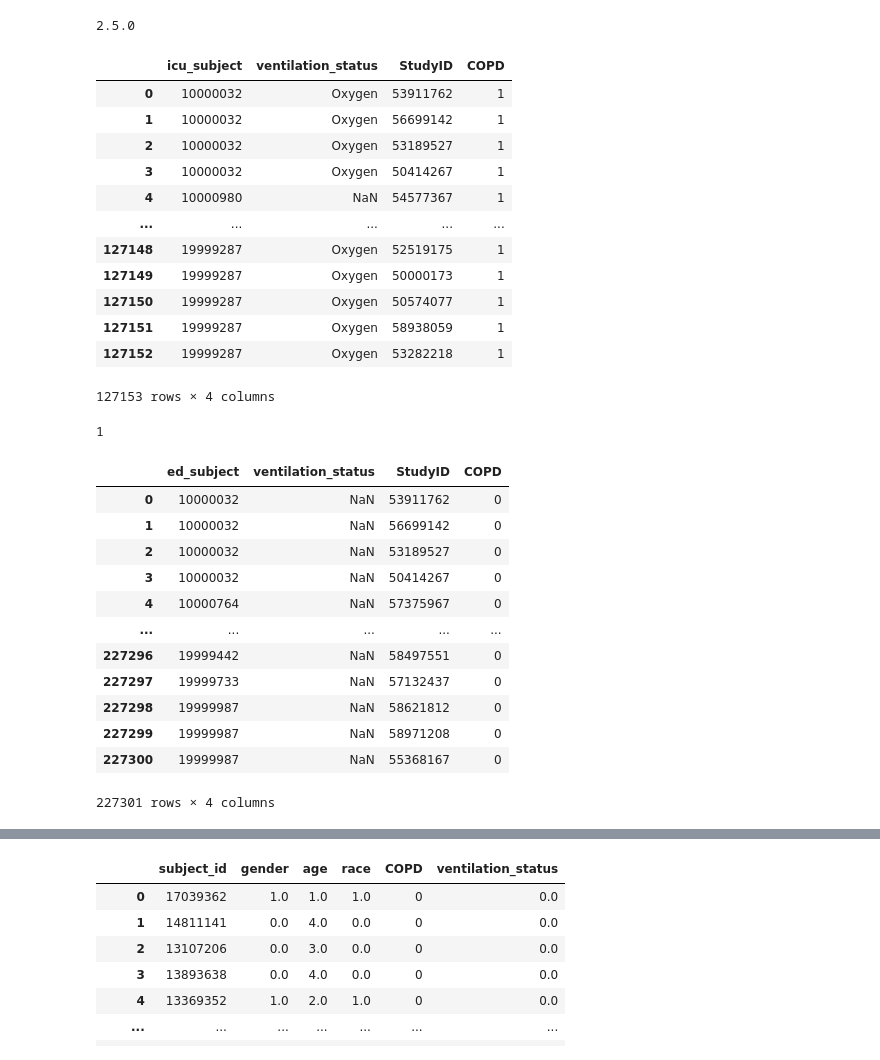
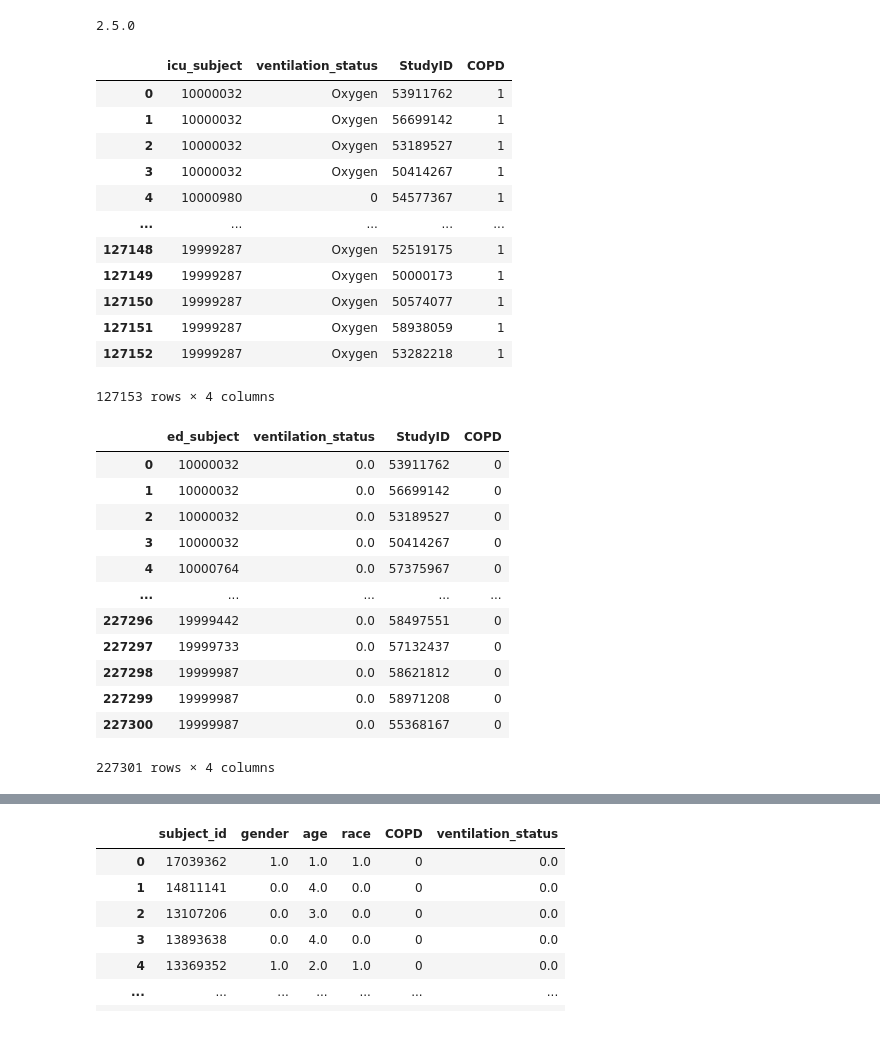
Before and after one commit to Ryan-RE-Wang/COPD-project, a Jupyter notebook: COPD_TableOne.ipynb, the cells around one changed output, grey strips where cells are left out. Cells and saved outputs as stored; diff of their text form; code cells hidden in the pictures.

Commit message:
Modified tableone notebook

```diff
--- a/COPD_TableOne.ipynb
+++ b/COPD_TableOne.ipynb
@@ -44,7 +44,7 @@ tf.random.set_seed(seed)
 np.random.seed(seed)
 # %%
 df_icu = pd.read_csv('ICU_subject.csv')
-# df_icu.fillna(0, inplace=True)
+df_icu.fillna(0, inplace=True)
 df_icu
 # %% [output]
 |  | icu_subject | ventilation_status | StudyID | COPD |
@@ -52,7 +52,7 @@ df_icu
 | 1 | 10000032 | Oxygen | 56699142 | 1 |
 | 2 | 10000032 | Oxygen | 53189527 | 1 |
 | 3 | 10000032 | Oxygen | 50414267 | 1 |
-| 4 | 10000980 | NaN | 54577367 | 1 |
+| 4 | 10000980 | 0 | 54577367 | 1 |
 | ... | ... | ... | ... | ... |
 | 127148 | 19999287 | Oxygen | 52519175 | 1 |
 | 127149 | 19999287 | Oxygen | 50000173 | 1 |
@@ -60,27 +60,23 @@ df_icu
 | 127151 | 19999287 | Oxygen | 58938059 | 1 |
 | 127152 | 19999287 | Oxygen | 53282218 | 1 |
 127153 rows × 4 columns
-# %%
-df_icu.loc[df_icu['icu_subject']==10000032]['COPD'][0]
-# %% [output]
-1
 # %%
 df_ed = pd.read_csv('ED_subject.csv')
-# df_ed.fillna(0, inplace=True)
+df_ed.fillna(0, inplace=True)
 df_ed
 # %% [output]
 |  | ed_subject | ventilation_status | StudyID | COPD |
-| 0 | 10000032 | NaN | 53911762 | 0 |
-| 1 | 10000032 | NaN | 56699142 | 0 |
-| 2 | 10000032 | NaN | 53189527 | 0 |
-| 3 | 10000032 | NaN | 50414267 | 0 |
-| 4 | 10000764 | NaN | 57375967 | 0 |
+| 0 | 10000032 | 0.0 | 53911762 | 0 |
+| 1 | 10000032 | 0.0 | 56699142 | 0 |
+| 2 | 10000032 | 0.0 | 53189527 | 0 |
+| 3 | 10000032 | 0.0 | 50414267 | 0 |
+| 4 | 10000764 | 0.0 | 57375967 | 0 |
 | ... | ... | ... | ... | ... |
-| 227296 | 19999442 | NaN | 58497551 | 0 |
-| 227297 | 19999733 | NaN | 57132437 | 0 |
-| 227298 | 19999987 | NaN | 58621812 | 0 |
-| 227299 | 19999987 | NaN | 58971208 | 0 |
-| 227300 | 19999987 | NaN | 55368167 | 0 |
+| 227296 | 19999442 | 0.0 | 58497551 | 0 |
+| 227297 | 19999733 | 0.0 | 57132437 | 0 |
+| 227298 | 19999987 | 0.0 | 58621812 | 0 |
+| 227299 | 19999987 | 0.0 | 58971208 | 0 |
+| 227300 | 19999987 | 0.0 | 55368167 | 0 |
 227301 rows × 4 columns
 # %%
 unique_subject_id_icu = list(set(df_icu['icu_subject']))
```
Also changed, not shown: parts of 16 cells of this notebook.
